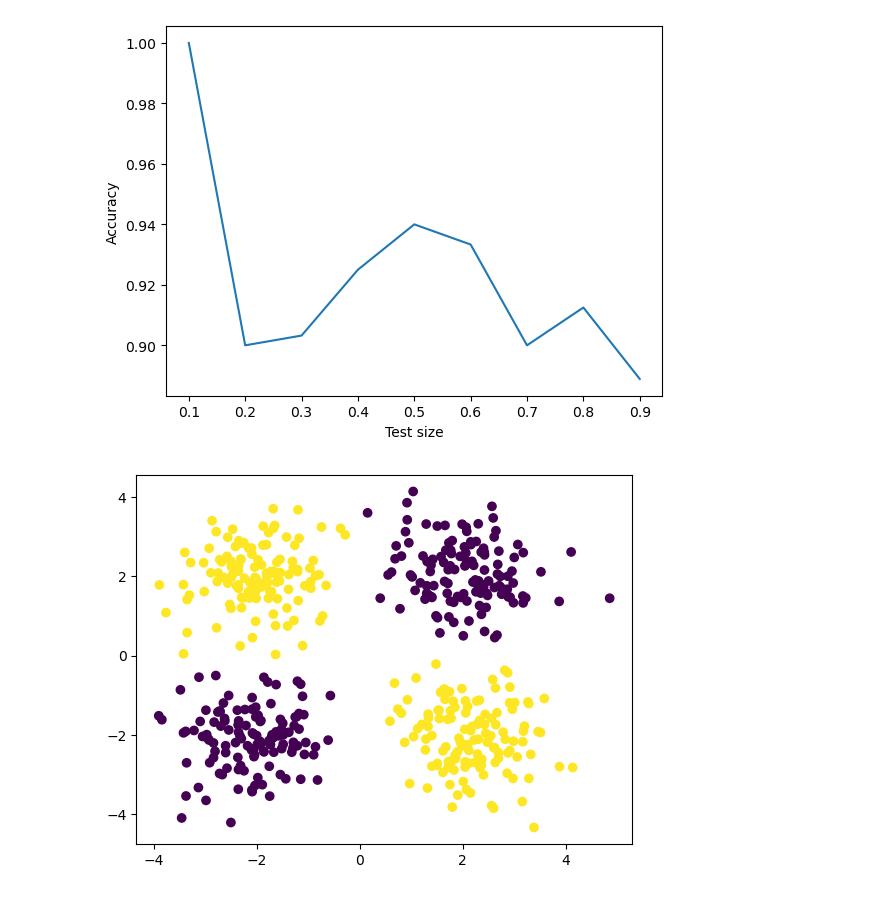
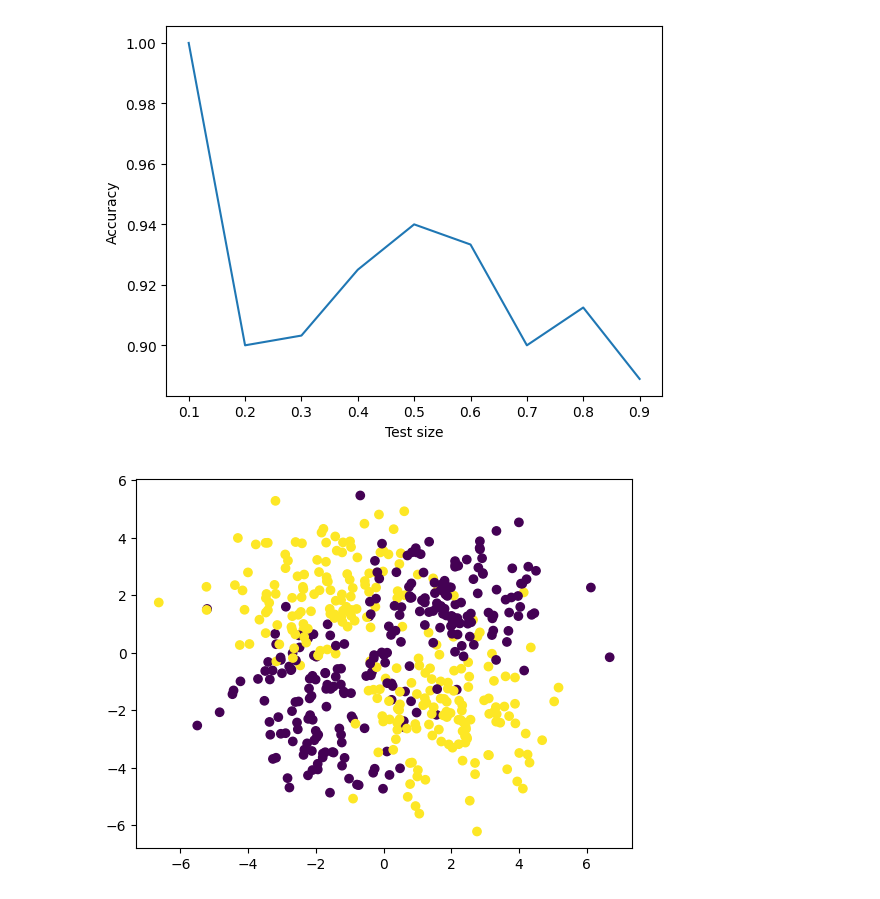
Before and after one commit to eduardo-ufmg/reconhecimento_de_padroes, a Jupyter notebook: kde_E1/kde_E1.ipynb, the cells around one changed output. Saved outputs shown, nothing was run; the diff lists cells and outputs as text; code cells hidden in the pictures.

```diff
--- a/kde_E1/kde_E1.ipynb
+++ b/kde_E1/kde_E1.ipynb
@@ -133,19 +133,31 @@ plt.show()
 # %%
 from sklearn.datasets import make_blobs
 
 def make_xor(n_samples=1000, noise=0.0):
-  X, y = make_blobs(n_samples=n_samples, centers=[(-2, -2), (-2, 2), (2, -2), (2, 2)], cluster_std=noise)
+
+  samples_per_class = n_samples // 4
+
+  X = np.vstack([
+    np.random.normal(loc=(-2, -2), size=(samples_per_class, 2)),
+    np.random.normal(loc=(-2, 2), size=(samples_per_class, 2)),
+    np.random.normal(loc=(2, -2), size=(samples_per_class, 2)),
+    np.random.normal(loc=(2, 2), size=(samples_per_class, 2))
+  ])
+
   y = np.logical_xor(X[:, 0] > 0, X[:, 1] > 0).astype(int)
+
+  X += np.random.normal(0, noise, X.shape)
+
   return X, y
 
-X, y = make_xor(n_samples=500, noise=0.75)
+X, y = make_xor(n_samples=500, noise=1.00)
 
 plt.figure()
 plt.scatter(X[:, 0], X[:, 1], c=y)
 plt.savefig('xor_set.png')
 plt.show()
 # %% [output]
-[figure, old version]
+[figure, new version]
 # %%
 def make_grid(X: np.ndarray, target_points: int = 10000) -> np.ndarray:
   """
```
Also changed, not shown: parts of 5 cells of this notebook, 14 other files.
